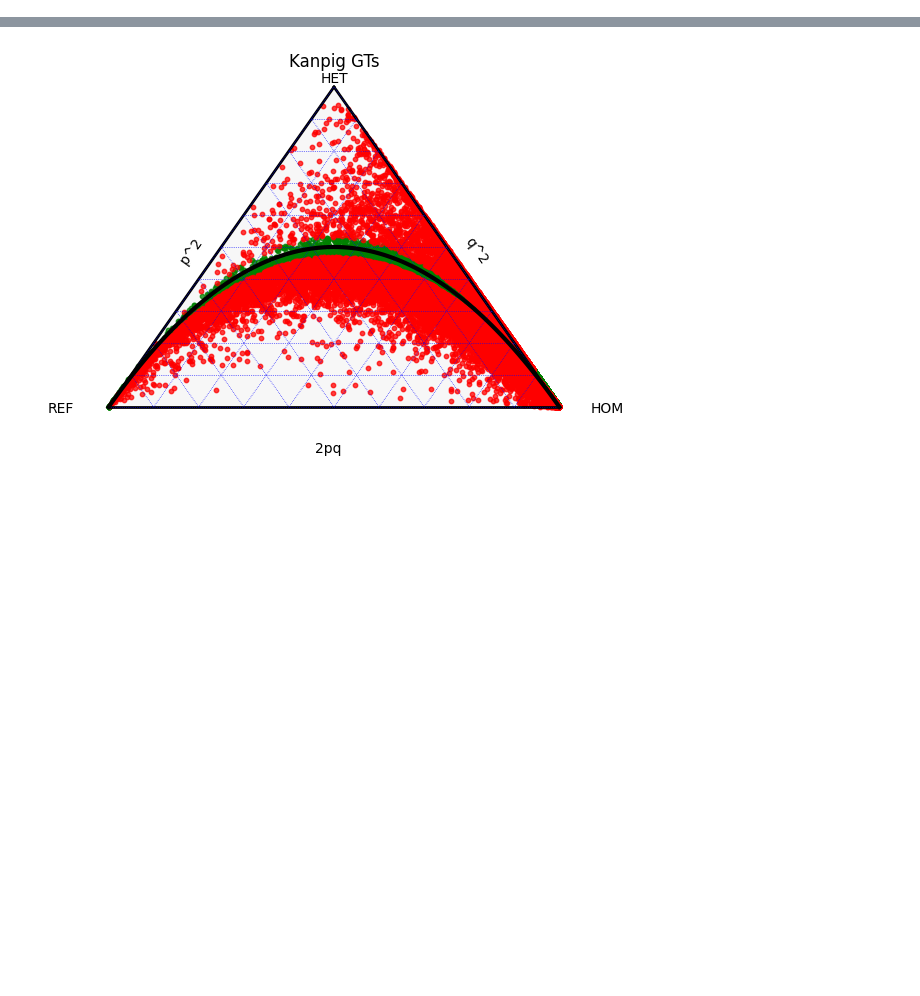
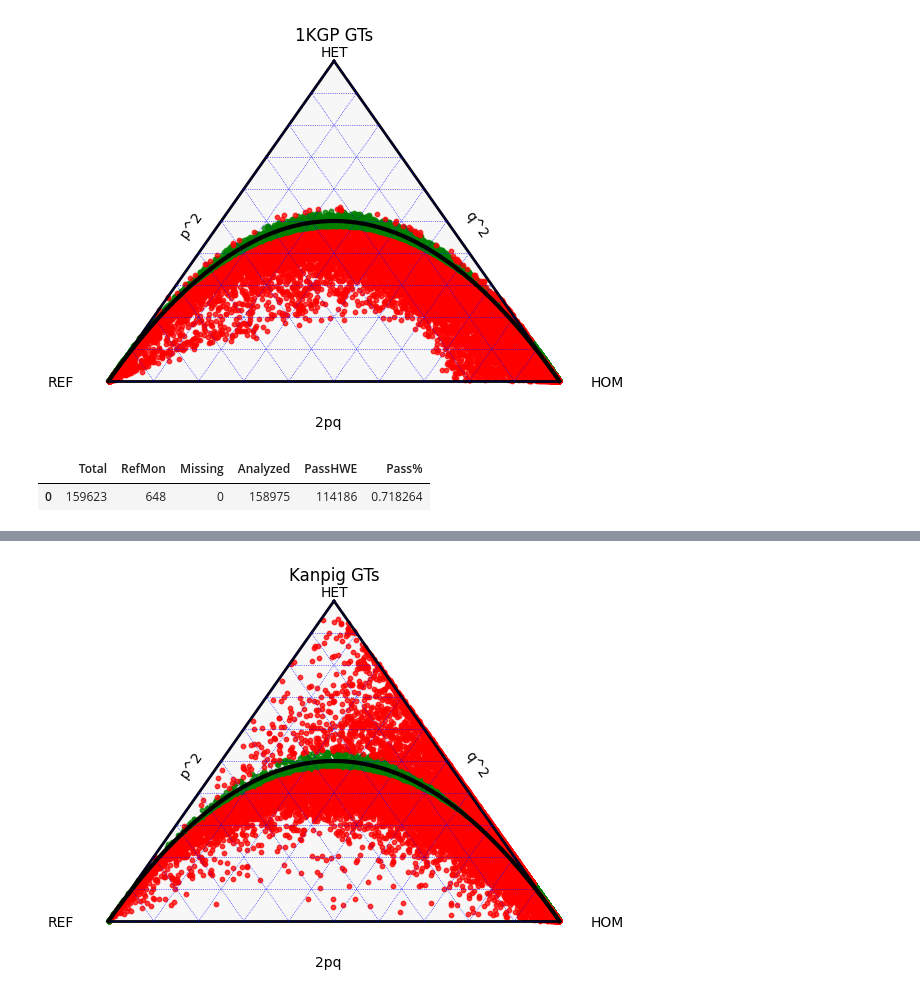
Before and after one commit to fabio-cunial/kanpig_experiments, a Jupyter notebook: manuscript/1kgp/TernaryPlot.ipynb, the cells around one changed output, grey strips where cells are left out. Saved outputs shown, nothing was run; the diff lists cells and outputs as text; code cells hidden in the pictures; blank space fills up the shorter version.

```diff
--- a/manuscript/1kgp/TernaryPlot.ipynb
+++ b/manuscript/1kgp/TernaryPlot.ipynb
@@ -136,0 +161,8 @@ def hwe_ternary(genotype_counts, alpha=0.05, title=""):
+# %%
+gt_snif = joblib.load("1kgp_gts.jl")
+b = hwe_ternary(gt_snif, title="1KGP GTs")
+b
+# %% [output]
+[figure, added]
+|  | Total | RefMon | Missing | Analyzed | PassHWE | Pass% |
+| 0 | 159623 | 648 | 0 | 158975 | 114186 | 0.718264 |
```
Also changed, not shown: parts of 6 cells of this notebook, 5 other files.
